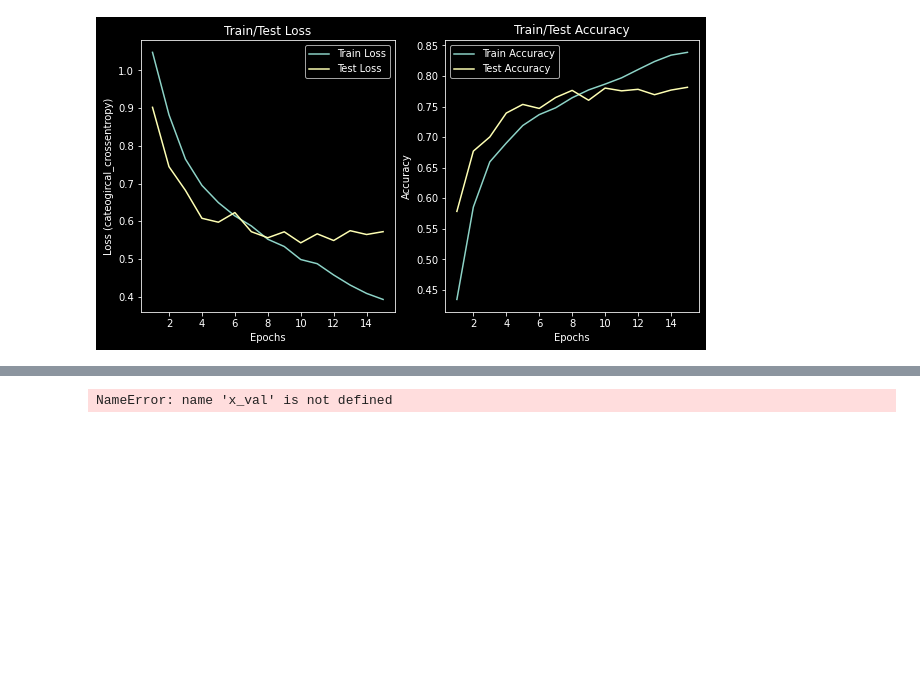
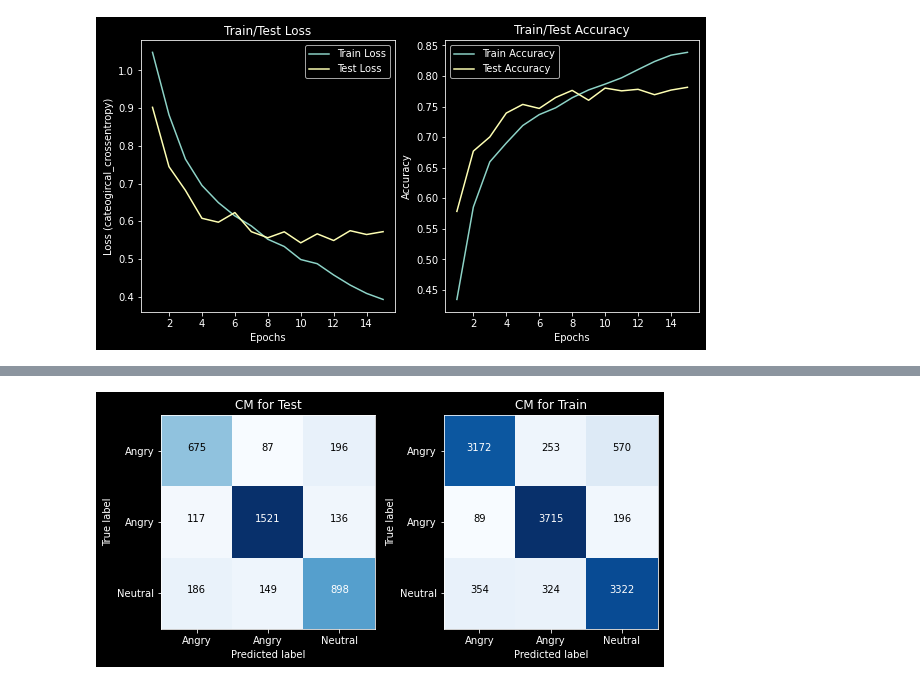
Before and after one commit to HeeebsInc/FaceMaskEmotionDetection, a Jupyter notebook: NormalEmotions.ipynb, the cells around one changed output, grey strips where cells are left out. Drawn from its saved outputs; the diff is of its cells as text; code cells hidden in the pictures; blank space fills up the shorter version.

```diff
--- a/NormalEmotions.ipynb
+++ b/NormalEmotions.ipynb
@@ -109,14 +121,15 @@ Viz.plot_loss_accuracy(cnn_history, 'dark_background')
 # %%
+cnn = load_model('ModelWeights/Normal_Emotions.h5')
 y_test_prob = [np.argmax(i) for i in cnn.predict(x_test)]
-y_test_labels = [np.argmax(
-    i) for i in y_test]
+y_test_labels = [np.argmax(i) for i in y_test]
 test_cnf = confusion_matrix(y_test_labels, y_test_prob)
 
-val_prob = [np.argmax(i) for i in cnn.predict(x_val)]
-val_labels = [np.argmax(i) for i in y_val]
-val_cnf = confusion_matrix(val_labels, val_prob)
+train_prob = [np.argmax(i) for i in cnn.predict(x_train)]
+train_labels = [np.argmax(i) for i in y_train]
+train_cnf = confusion_matrix(train_labels, train_prob)
 
 #this function creates a confusion matrix given the confusion matrixes of test and train
-Viz.plot_model_cm(test_cnf, val_cnf, classes = ['No Mask', 'Mask'], theme = 'dark_background')
+Viz.plot_model_cm(test_cnf, train_cnf, classes = ['Angry', 'Angry', 'Neutral'], theme = 'dark_background',
+                  model_type = 'emotion', path = 'Images/Normal_CM.png')
 # %% [output]
-NameError: name 'x_val' is not defined
+[figure, added]
```
Also changed, not shown: parts of 3 cells of this notebook, 7 other files.
